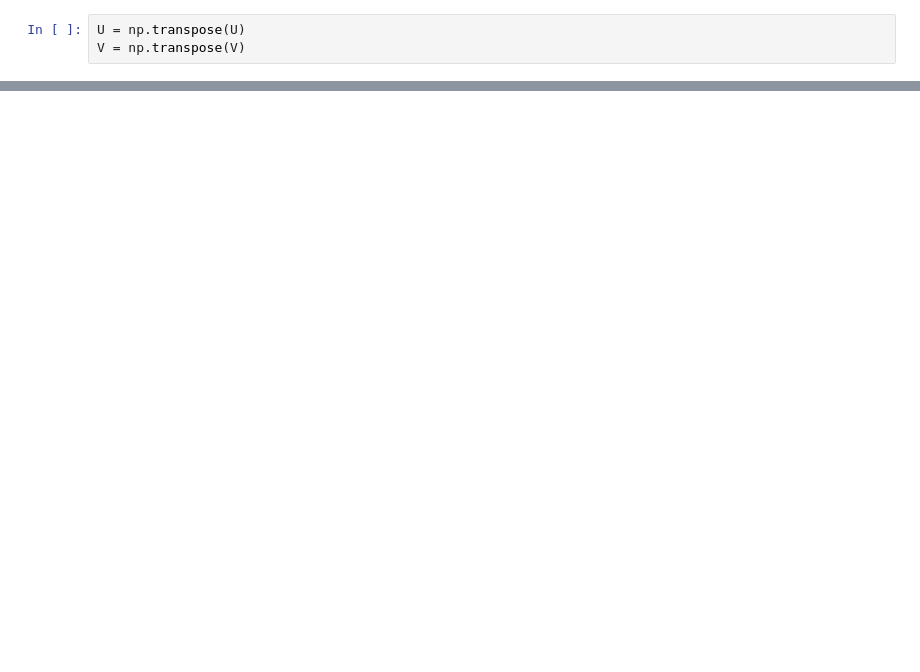
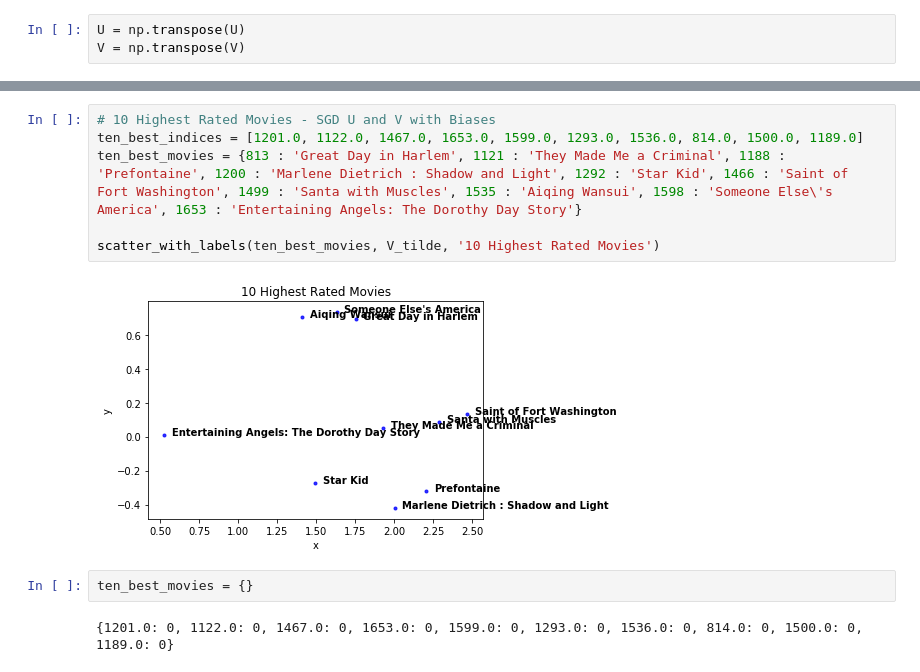
Before and after one commit to jagathv/cs155miniproj2, a Jupyter notebook: New_Shit_2.ipynb, the cells around one changed output, grey strips where cells are left out. Drawn from its saved outputs; the diff is of its cells as text; blank space fills up the shorter version.

```diff
--- a/New_Shit_2.ipynb
+++ b/New_Shit_2.ipynb
@@ -268,3 +292,15 @@ sns.scatterplot(x, y)
+# %%
+# 10 Highest Rated Movies - SGD U and V with Biases
+ten_best_indices = [1201.0, 1122.0, 1467.0, 1653.0, 1599.0, 1293.0, 1536.0, 814.0, 1500.0, 1189.0]
+ten_best_movies = {813 : 'Great Day in Harlem', 1121 : 'They Made Me a Criminal', 1188 : 'Prefontaine', 1200 : 'Marlene Dietrich : Shadow and Light', 1292 : 'Star Kid', 1466 : 'Saint of Fort Washington', 1499 : 'Santa with Muscles', 1535 : 'Aiqing Wansui', 1598 : 'Someone Else\'s America', 1653 : 'Entertaining Angels: The Dorothy Day Story'}
+
+scatter_with_labels(ten_best_movies, V_tilde, '10 Highest Rated Movies')
+# %% [output]
+[figure, added]
+# %%
+ten_best_movies = {}
+# %% [output]
+{1201.0: 0, 1122.0: 0, 1467.0: 0, 1653.0: 0, 1599.0: 0, 1293.0: 0, 1536.0: 0, 814.0: 0, 1500.0: 0, 1189.0: 0}
 # %%
 V_tilde[0][1]
 # %% [output]
```
Also changed, not shown: parts of 11 cells of this notebook.
